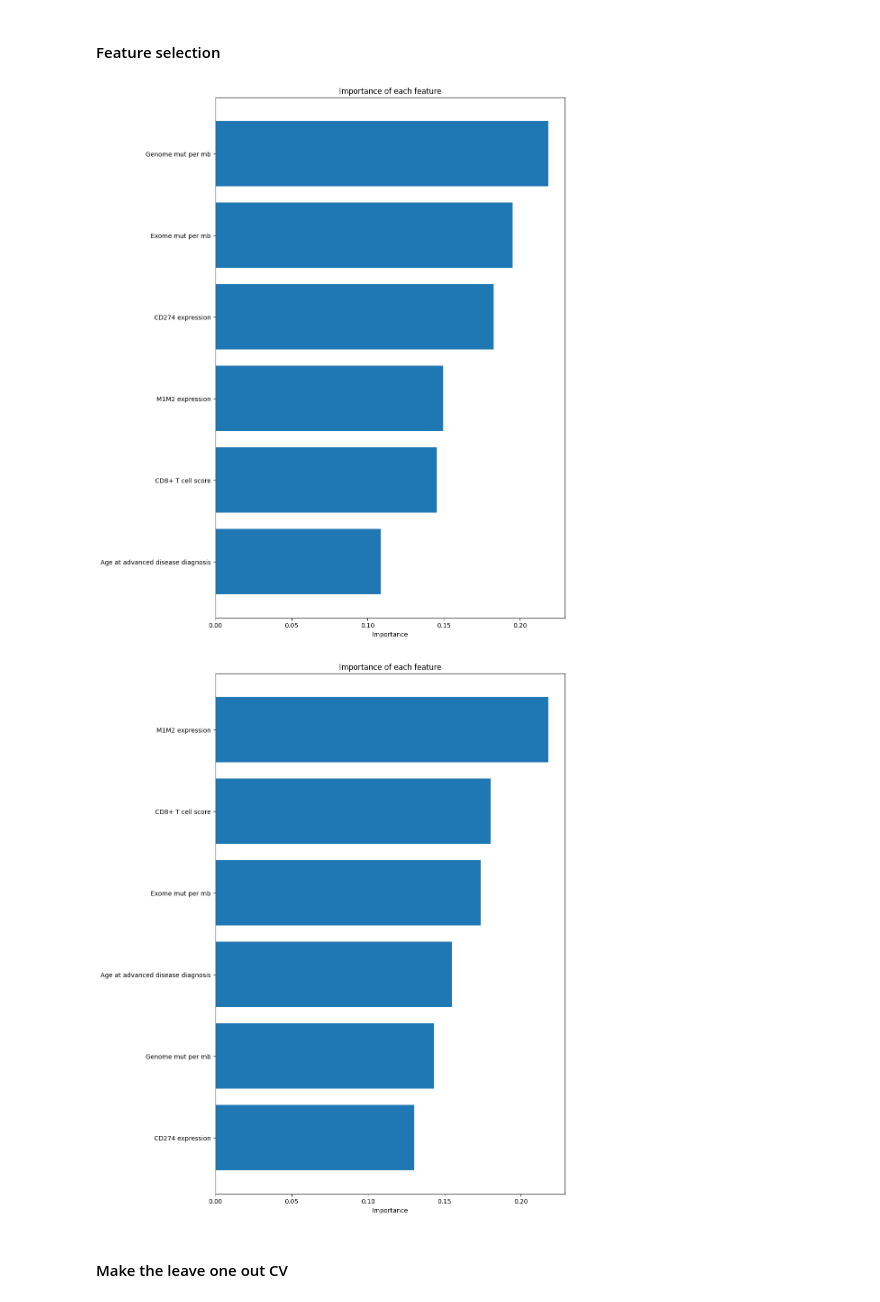
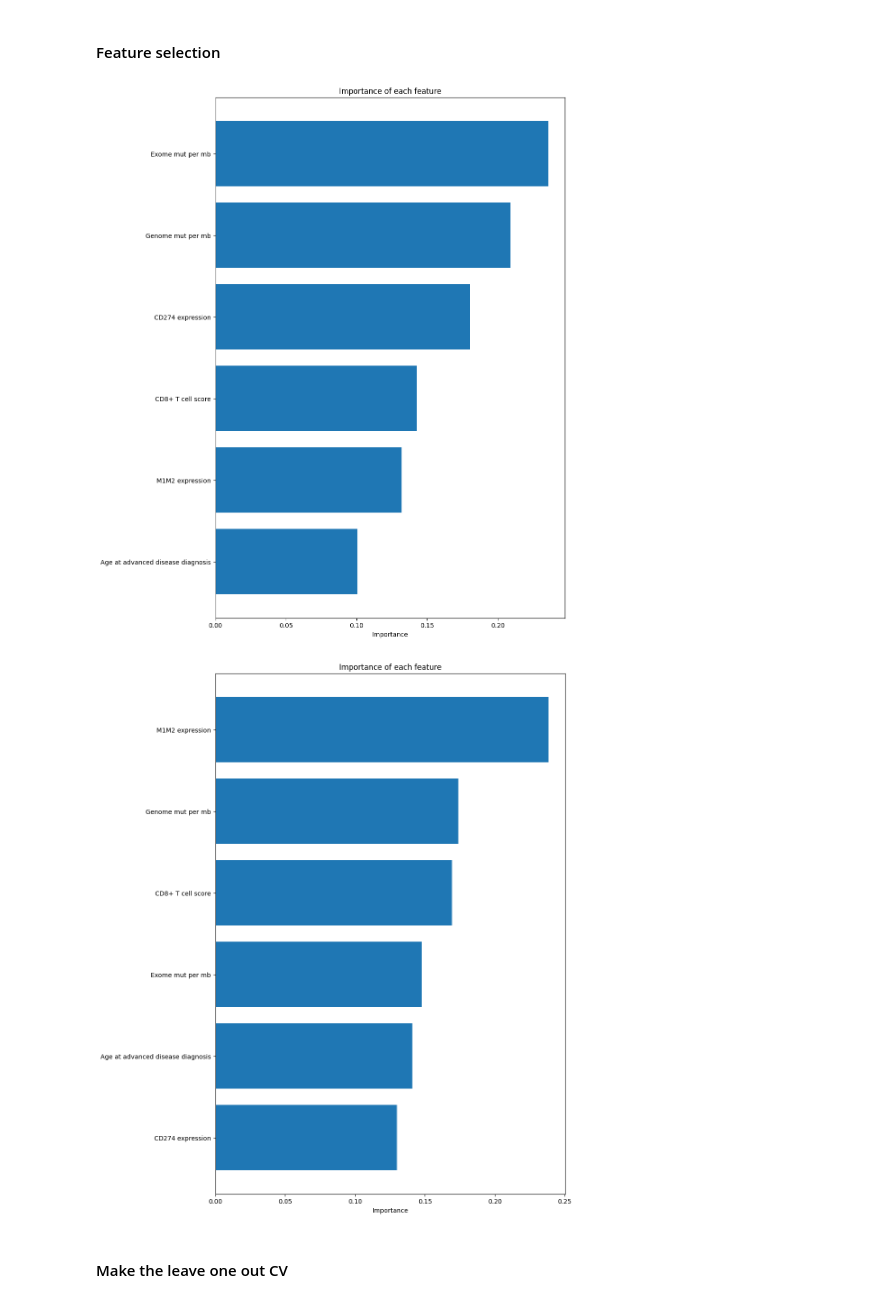
Before and after one commit to MEDomics-UdeS/predict-immunotherapy-response, a Jupyter notebook: B.3-survival-analysis-gcn-cox-sigmut.ipynb, the cells around one changed output. Drawn from its saved outputs; the diff is of its cells as text; code cells hidden in the pictures.

```diff
--- a/B.3-survival-analysis-gcn-cox-sigmut.ipynb
+++ b/B.3-survival-analysis-gcn-cox-sigmut.ipynb
@@ -38,7 +38,7 @@ architecture = 'gcn'
 #### Reading and preprocessing
 # %%
 # Reading dataset
-df = pd.read_excel('data/table-s1-sigmut-indel.xlsx')
+df = pd.read_excel('data/cohort-dataset.xlsx')
 
 # Drop non naive patients
 df = df.loc[df["Cohort"] == "Naive"]
@@ -48,22 +48,16 @@ df = preProcessing.delete_nan_values(df)
 
 # Relabel patients (t = 183 days = 6 months)
 t = 183
-df = preProcessing.relabel_patients(df,
-                                    "Progression_1",
-                                    "Time to progression (days)",
-                                    t)
-df = preProcessing.relabel_patients(df,
-                                    "Alive_0",
-                                    "Overall survival (days)",
-                                    t)
+df = preProcessing.relabel_patients(df, "Progression_1", "Time to progression (days)", t)
+df = preProcessing.relabel_patients(df, "Alive_0", "Overall survival (days)", t)
 
 # Normalize initial biomarkers
 features_to_normalize = ["Age at advanced disease diagnosis",
-                            "CD8+ T cell score",
-                            "Genome mut per mb",
-                            "Exome mut per mb",
-                            "CD274 expression",
-                            "M1M2 expression"]
+                         "CD8+ T cell score",
+                         "Genome mut per mb",
+                         "Exome mut per mb",
+                         "CD274 expression",
+                         "M1M2 expression"]
 
 df.loc[:, features_to_normalize] = preProcessing.normalize_data(df.loc[:, features_to_normalize])
 
@@ -86,32 +80,28 @@ y_cox_os = np.array(list((df[['Alive_0', 'Overall survival (days)']].itertuples(
 #### Feature selection
 # %%
 features_name_no_sigmut = ["Age at advanced disease diagnosis",
-                         "CD8+ T cell score",
-                         "Genome mut per mb",
-                         "Exome mut per mb",
-                         "CD274 expression",
-                         "M1M2 expression"]
+                           "CD8+ T cell score",
+                           "Genome mut per mb",
+                           "Exome mut per mb",
+                           "CD274 expression",
+                           "M1M2 expression"]
 
 # Compute feature importance
 # TTP :
-features_name_no_sigmut_ttp = featureSelection.feature_importance(df.loc[:, features_name_no_sigmut],
-                                                        y_clf_ttp,
-                                                        True)
-features_name_no_sigmut_os = featureSelection.feature_importance(df.loc[:, features_name_no_sigmut],
-                                                        y_clf_os,
-                                                        True)
+features_name_no_sigmut_ttp = featureSelection.feature_importance(df.loc[:, features_name_no_sigmut], y_clf_ttp, True)
+features_name_no_sigmut_os = featureSelection.feature_importance(df.loc[:, features_name_no_sigmut], y_clf_os, True)
 
 # Select the most n_features important features
 if n_features < len(features_name_no_sigmut):
     features_name_no_sigmut_ttp = features_name_no_sigmut_ttp[:n_features]
     features_name_no_sigmut_os = features_name_no_sigmut_os[:n_features]
 
 # Extract features
 X_no_sigmut_ttp = df.loc[:, features_name_no_sigmut_ttp].to_numpy()
 X_no_sigmut_os = df.loc[:, features_name_no_sigmut_os].to_numpy()
 # %% [output]
-[figure, old version]
+[figure, new version]
-[figure, old version]
+[figure, new version]
 # %% [markdown]
 #### Make the leave one out CV
 # %%
```
Also changed, not shown: parts of 4 cells of this notebook, 25 other files.
